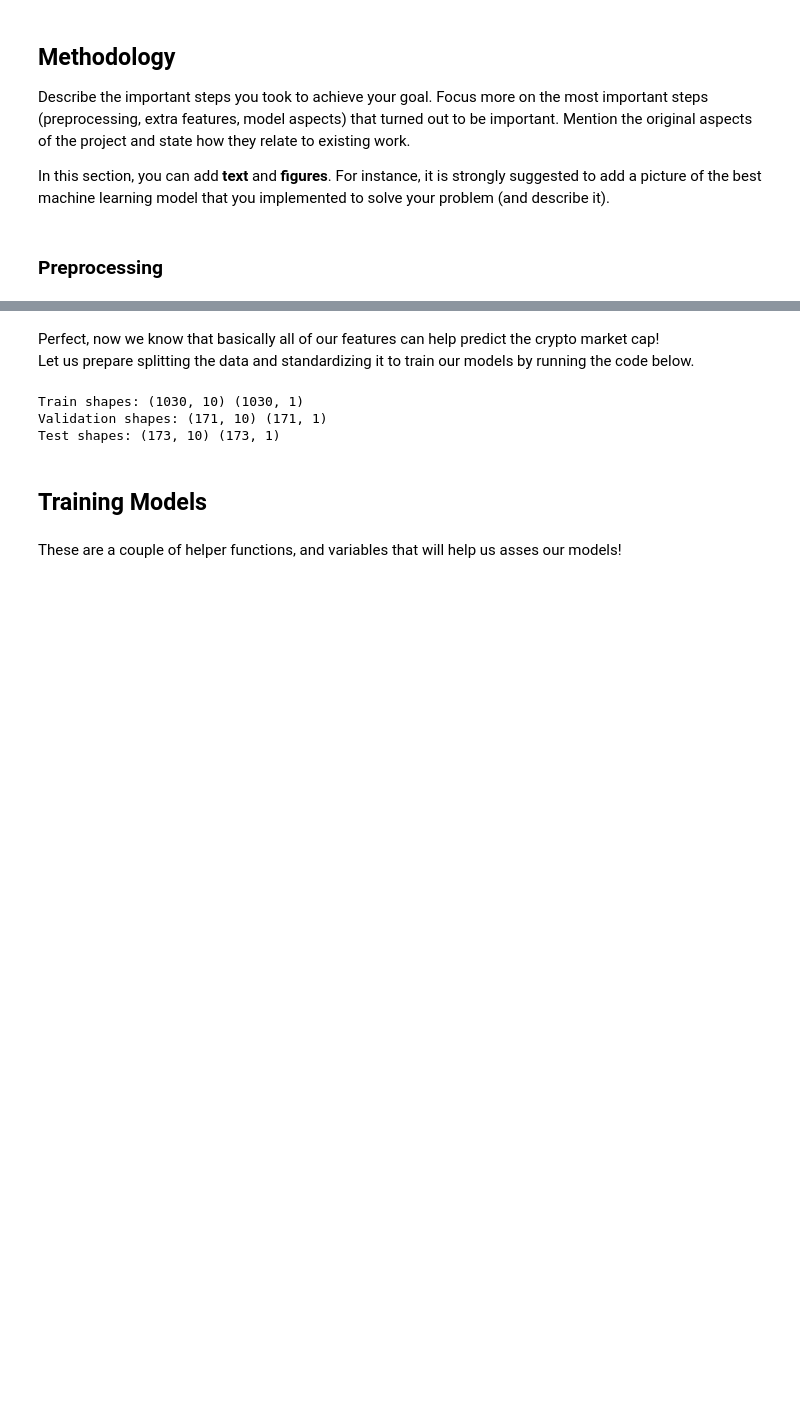
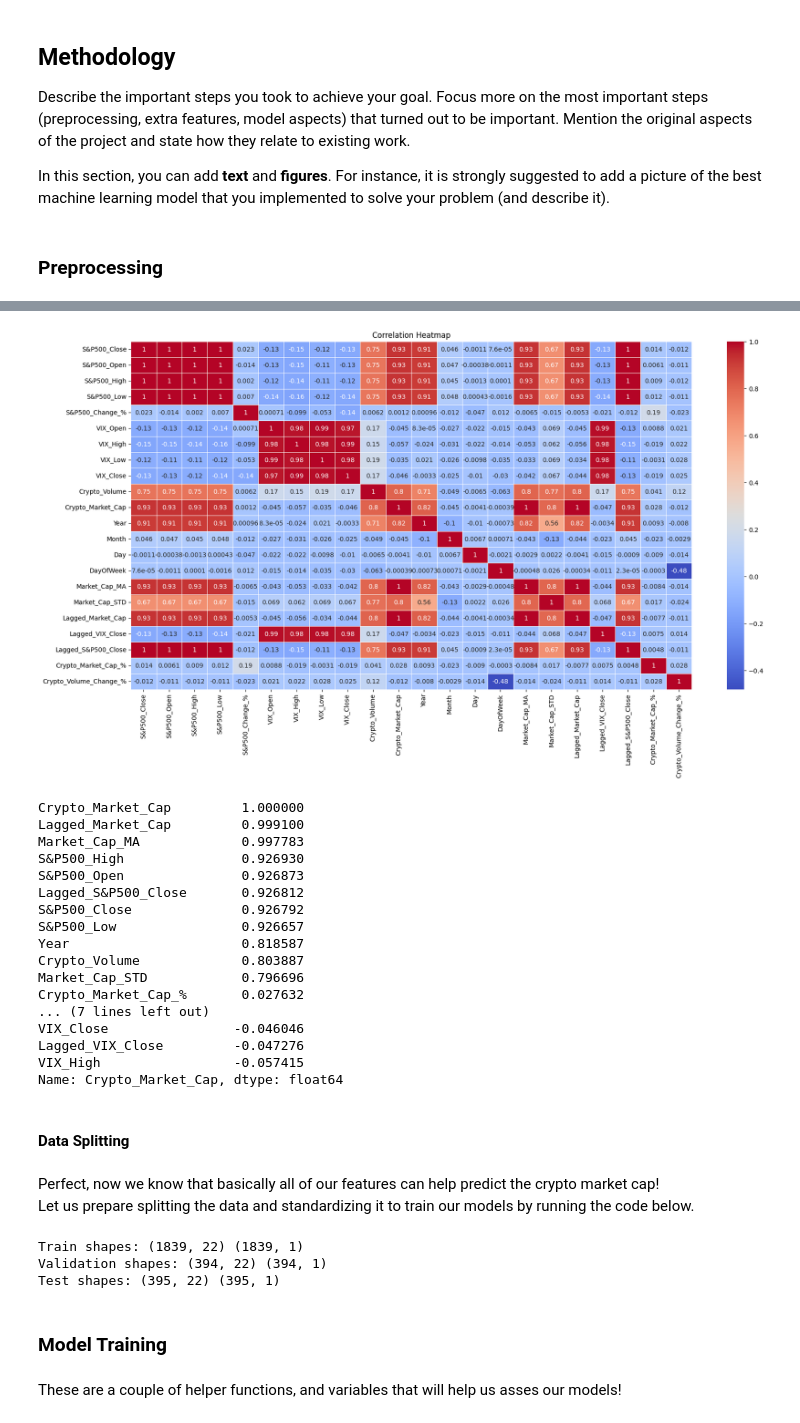
Before and after one commit to KhalilGarali/Crypto-MarketCap-Forecast-Based-On-SP500, a Jupyter notebook: main.ipynb, the cells around one changed output, grey strips where cells are left out. Cells and saved outputs as stored; diff of their text form; code cells hidden in the pictures; blank space fills up the shorter version.

```diff
--- a/main.ipynb
+++ b/main.ipynb
@@ -548,0 +246,4 @@ Name: Crypto_Market_Cap, dtype: float64
+# %%
+crypto_df = aggregate_crypto_data(merged_df)
+crypto_df.to_csv(os.path.join(CRYPTO_DATA_PATH_PROCESSED, 'Aggregated_Crypto.csv'), index=False)
+print("Aggregated data saved to Aggregated_Crypto.csv")
@@ -548,0 +360,13 @@ Name: Crypto_Market_Cap, dtype: float64
+# %%
+# Process both datasets
+stock_df = preprocess_sp500(stock_df, START_DATE, END_DATE)
+vix_df = preprocess_vix(vix_df, START_DATE, END_DATE)
+
+# Print results
+print(f"S&P500 dataset: {stock_df['Date'].min()} to {stock_df['Date'].max()} "
+      f"with {len(stock_df)} rows")
+print(f"Columns: {stock_df.columns.tolist()}\n")
+
+print(f"VIX dataset: {vix_df['Date'].min()} to {vix_df['Date'].max()} "
+      f"with {len(vix_df)} rows")
+print(f"Columns: {vix_df.columns.tolist()}")
@@ -549,3 +607,33 @@ Name: Crypto_Market_Cap, dtype: float64
+# %%
+df_numeric = main_df.select_dtypes(include=['number'])
+
+plt.figure(figsize=(20, 10))
+sns.heatmap(df_numeric.corr("spearman"), linewidths=0.5, annot=True, cmap="coolwarm")
+plt.title("Correlation Heatmap")
+plt.show()
+
+df_numeric.corr("spearman")["Crypto_Market_Cap"].sort_values(ascending = False)
+# %% [output]
+[figure, added]
+Crypto_Market_Cap         1.000000
+Lagged_Market_Cap         0.999100
+Market_Cap_MA             0.997783
+S&P500_High               0.926930
+S&P500_Open               0.926873
+Lagged_S&P500_Close       0.926812
+S&P500_Close              0.926792
+S&P500_Low                0.926657
+Year                      0.818587
+Crypto_Volume             0.803887
+Market_Cap_STD            0.796696
+Crypto_Market_Cap_%       0.027632
+... (7 lines left out)
+VIX_Close                -0.046046
+Lagged_VIX_Close         -0.047276
+VIX_High                 -0.057415
+Name: Crypto_Market_Cap, dtype: float64
+# %% [markdown]
+#### **Data Splitting**
 # %% [markdown]
 Perfect, now we know that basically all of our features can help predict the crypto market cap!
 Let us prepare splitting the data and standardizing it to train our models by running the code below.
@@ -584,7 +672,7 @@ def split_time_series(df: pd.DataFrame, target_col: str, train_ratio: float) ->
 
     return X_train, X_val, X_test, y_train, y_val, y_test
 # %%
-X_train, X_val, X_test, y_train, y_val, y_test = split_time_series(df, 'Crypto_Market_Cap', train_ratio=0.75)
+X_train, X_val, X_test, y_train, y_val, y_test = split_time_series(main_df, 'Crypto_Market_Cap', train_ratio=0.70)
 
 feature_scaler = StandardScaler()
 target_scaler = StandardScaler()
@@ -601,11 +689,11 @@ print("Train shapes:", X_train.shape, y_train.shape)
 print("Validation shapes:", X_val.shape, y_val.shape)
 print("Test shapes:", X_test.shape, y_test.shape)
 # %% [output]
-Train shapes: (1030, 10) (1030, 1)
-Validation shapes: (171, 10) (171, 1)
-Test shapes: (173, 10) (173, 1)
+Train shapes: (1839, 22) (1839, 1)
+Validation shapes: (394, 22) (394, 1)
+Test shapes: (395, 22) (395, 1)
 # %% [markdown]
-## Training Models
+### **Model Training**
 # %% [markdown]
 These are a couple of helper functions, and variables that will help us asses our models!
 # %%
```
Also changed, not shown: parts of 94 cells of this notebook, 12 other files.
